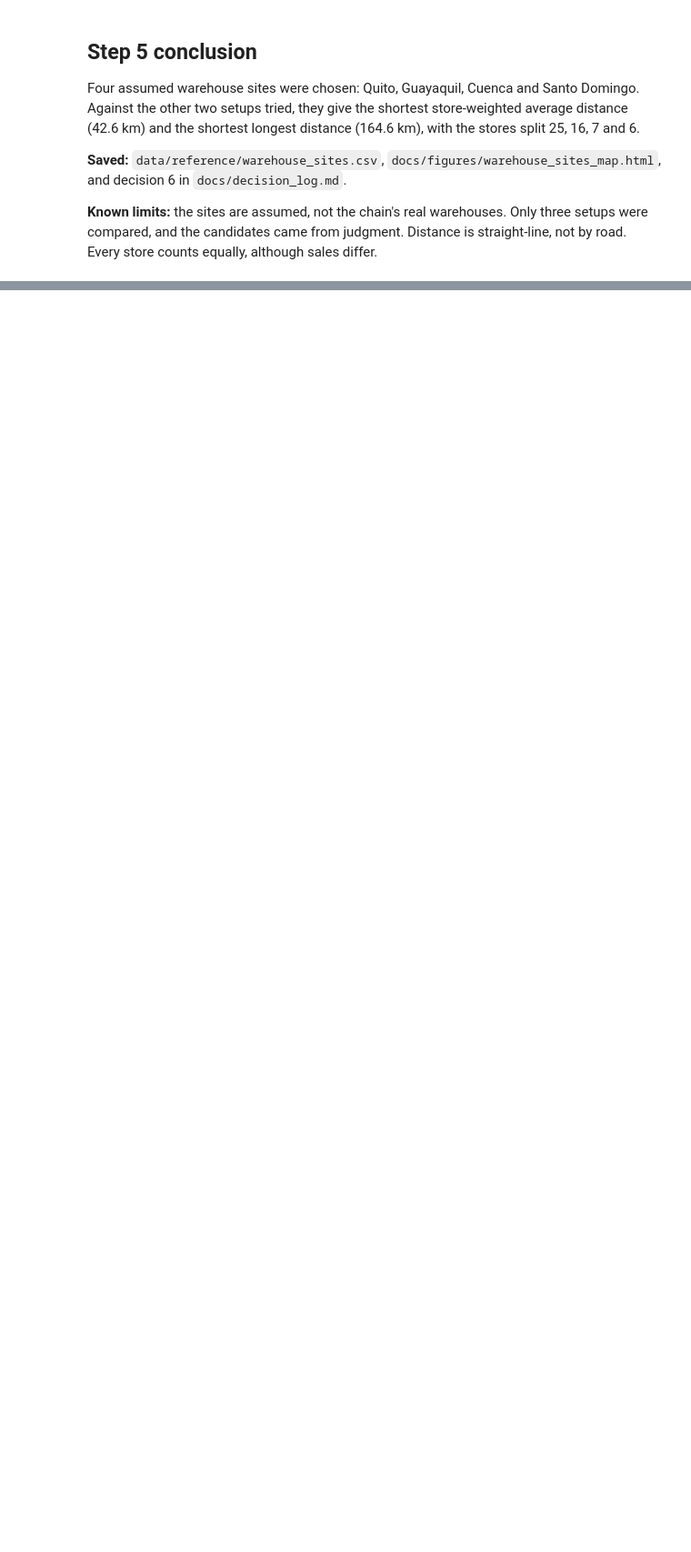
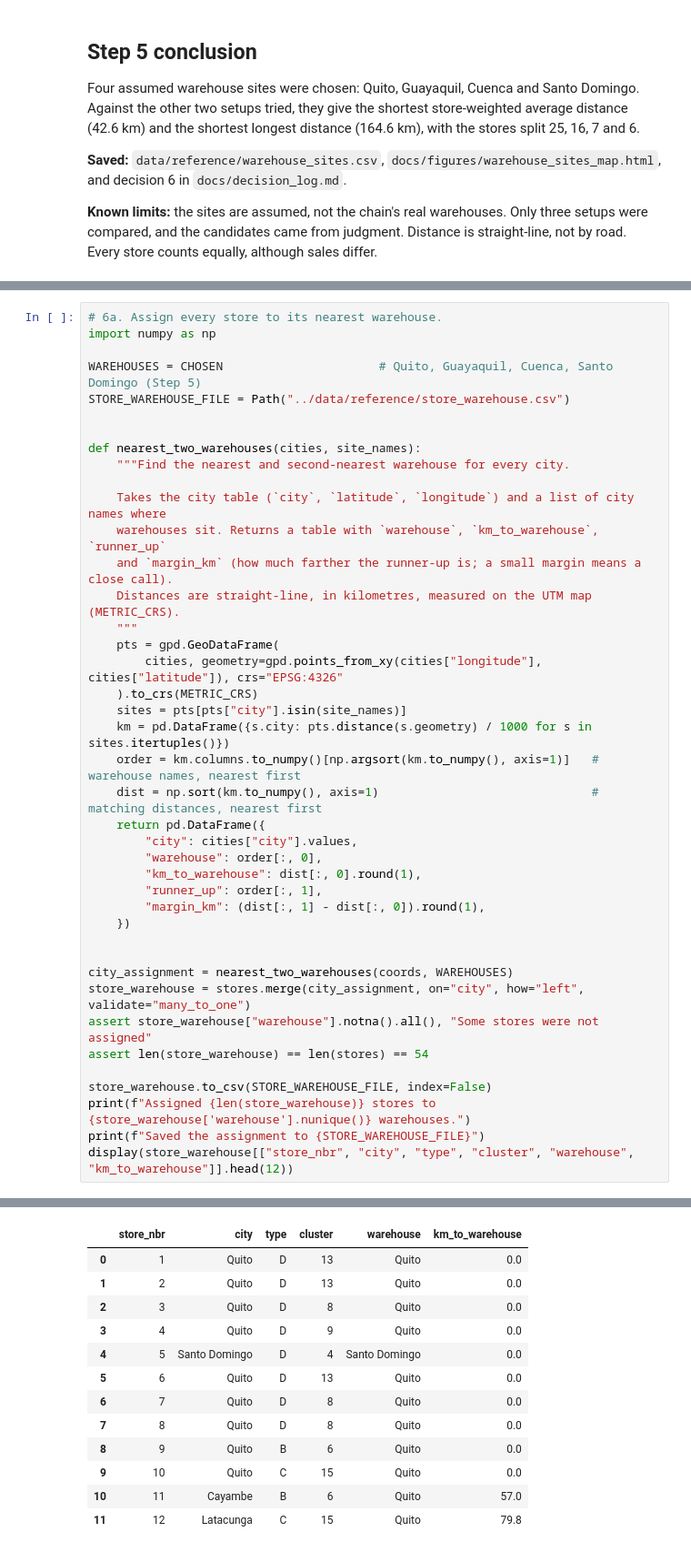
Before and after one commit to schirko/gis-supply-chain-perishable, a Jupyter notebook: notebooks/02_gis_foundation.ipynb, the cells around one changed output, grey strips where cells are left out. Shown at 91% size. Cells and saved outputs as stored; diff of their text form; blank space fills up the shorter version.

Commit message:
Milestone 2 complete: store-to-warehouse assignment, service-area map, docs

```diff
--- a/notebooks/02_gis_foundation.ipynb
+++ b/notebooks/02_gis_foundation.ipynb
@@ -658,0 +674,42 @@ Four assumed warehouse sites were chosen: Quito, Guayaquil, Cuenca and Santo Dom
+# %%
+# 6a. Assign every store to its nearest warehouse.
+import numpy as np
+
+WAREHOUSES = CHOSEN                      # Quito, Guayaquil, Cuenca, Santo Domingo (Step 5)
+STORE_WAREHOUSE_FILE = Path("../data/reference/store_warehouse.csv")
+
+
+def nearest_two_warehouses(cities, site_names):
+    """Find the nearest and second-nearest warehouse for every city.
+
+    Takes the city table (`city`, `latitude`, `longitude`) and a list of city names where
+    warehouses sit. Returns a table with `warehouse`, `km_to_warehouse`, `runner_up`
+    and `margin_km` (how much farther the runner-up is; a small margin means a close call).
+    Distances are straight-line, in kilometres, measured on the UTM map (METRIC_CRS).
+    """
+    pts = gpd.GeoDataFrame(
+        cities, geometry=gpd.points_from_xy(cities["longitude"], cities["latitude"]), crs="EPSG:4326"
+    ).to_crs(METRIC_CRS)
+    sites = pts[pts["city"].isin(site_names)]
+    km = pd.DataFrame({s.city: pts.distance(s.geometry) / 1000 for s in sites.itertuples()})
+    order = km.columns.to_numpy()[np.argsort(km.to_numpy(), axis=1)]   # warehouse names, nearest first
+    dist = np.sort(km.to_numpy(), axis=1)                              # matching distances, nearest first
+    return pd.DataFrame({
+        "city": cities["city"].values,
+        "warehouse": order[:, 0],
+        "km_to_warehouse": dist[:, 0].round(1),
+        "runner_up": order[:, 1],
+        "margin_km": (dist[:, 1] - dist[:, 0]).round(1),
+    })
+
+
+city_assignment = nearest_two_warehouses(coords, WAREHOUSES)
+store_warehouse = stores.merge(city_assignment, on="city", how="left", validate="many_to_one")
+assert store_warehouse["warehouse"].notna().all(), "Some stores were not assigned"
+assert len(store_warehouse) == len(stores) == 54
+
+store_warehouse.to_csv(STORE_WAREHOUSE_FILE, index=False)
+print(f"Assigned {len(store_warehouse)} stores to {store_warehouse['warehouse'].nunique()} warehouses.")
+print(f"Saved the assignment to {STORE_WAREHOUSE_FILE}")
+display(store_warehouse[["store_nbr", "city", "type", "cluster", "warehouse", "km_to_warehouse"]].head(12))
+# %% [output]
@@ -658,0 +718,13 @@ Four assumed warehouse sites were chosen: Quito, Guayaquil, Cuenca and Santo Dom
+|  | store_nbr | city | type | cluster | warehouse | km_to_warehouse |
+| 0 | 1 | Quito | D | 13 | Quito | 0.0 |
+| 1 | 2 | Quito | D | 13 | Quito | 0.0 |
+| 2 | 3 | Quito | D | 8 | Quito | 0.0 |
+| 3 | 4 | Quito | D | 9 | Quito | 0.0 |
+| 4 | 5 | Santo Domingo | D | 4 | Santo Domingo | 0.0 |
+| 5 | 6 | Quito | D | 13 | Quito | 0.0 |
+| 6 | 7 | Quito | D | 8 | Quito | 0.0 |
+| 7 | 8 | Quito | D | 8 | Quito | 0.0 |
+| 8 | 9 | Quito | B | 6 | Quito | 0.0 |
+| 9 | 10 | Quito | C | 15 | Quito | 0.0 |
+| 10 | 11 | Cayambe | B | 6 | Quito | 57.0 |
+| 11 | 12 | Latacunga | C | 15 | Quito | 79.8 |
```
Also changed, not shown: parts of 10 cells of this notebook, 8 other files.
